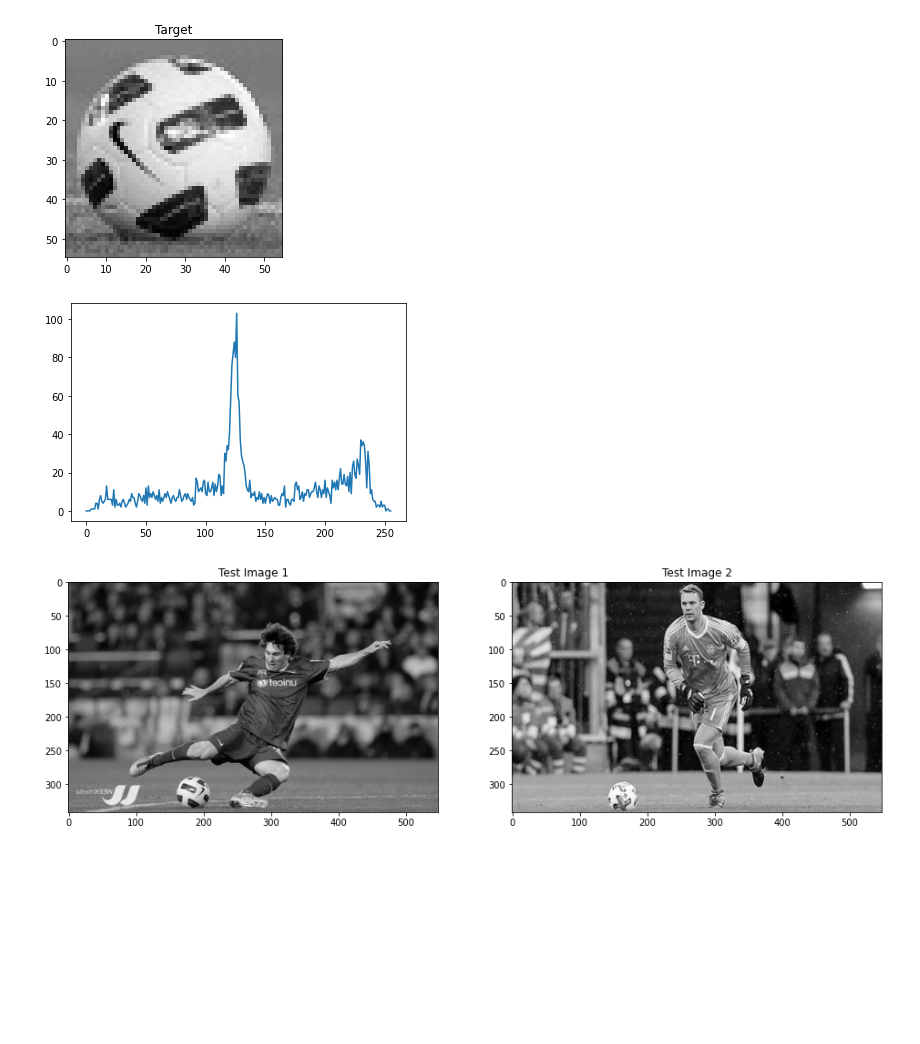
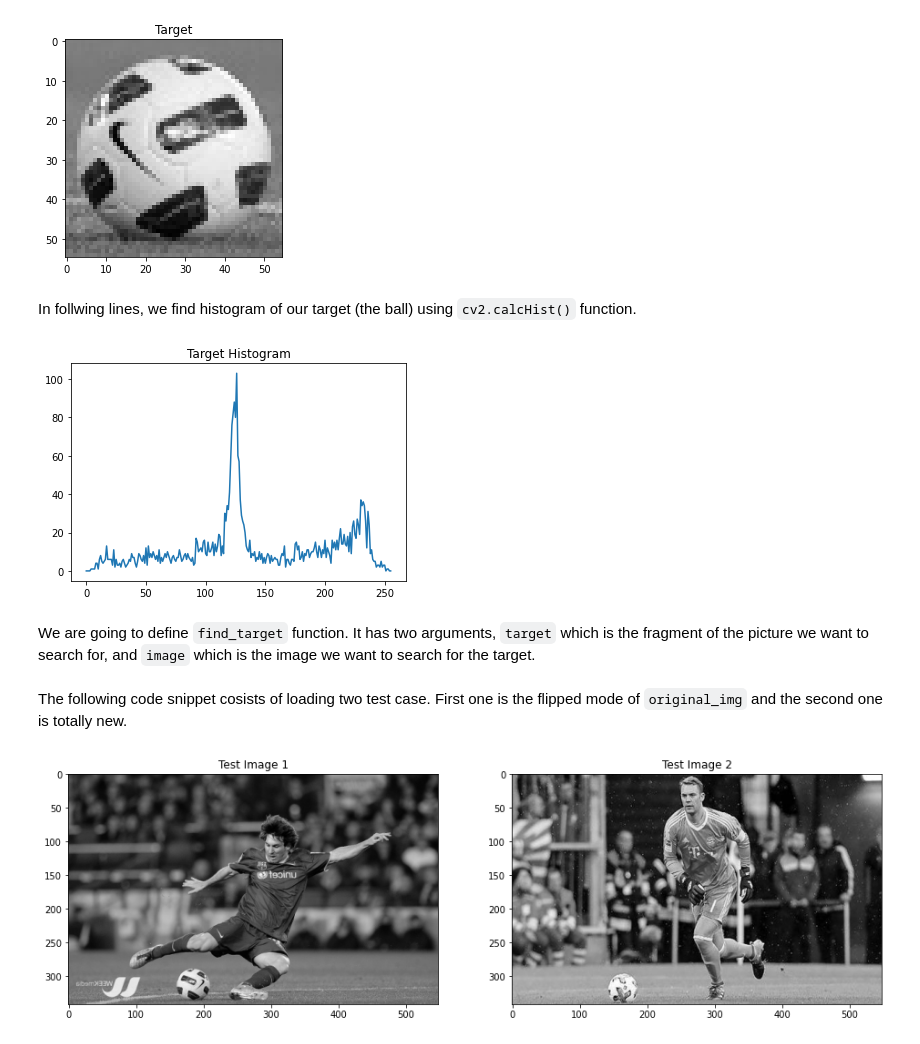
Before and after one commit to erfansobhaei/imgprcsings, a Jupyter notebook: part1/problem2/ImageSearching.ipynb, the cells around one changed output. Cells and saved outputs as stored; diff of their text form; code cells hidden in the pictures; blank space fills up the shorter version.

```diff
--- a/part1/problem2/ImageSearching.ipynb
+++ b/part1/problem2/ImageSearching.ipynb
@@ -43,13 +47,18 @@ plt.title("Target")
 plt.show()
 # %% [output]
 [figure]
+# %% [markdown]
+In follwing lines, we find histogram of our target (the ball) using `cv2.calcHist()` function.
 # %%
 # Calculating target histogram in grayscale mode, no mask, and 256 gray levels and bins
 target_histogram = cv2.calcHist([target], [0], None, [256], [0, 256])
 
 # Showing histogram plot
 plt.plot(target_histogram)
+plt.title("Target Histogram")
 plt.show()
 # %% [output]
-[figure, old version]
+[figure, new version]
+# %% [markdown]
+We are going to define `find_target` function. It has two arguments, `target` which is the fragment of the picture we want to search for, and `image` which is the image we want to search for the target.
 # %%
@@ -79,6 +88,8 @@ def find_target(target, original_img):
                 result = fragment
                 current_min = diff
     return result
+# %% [markdown]
+The following code snippet cosists of loading two test case. First one is the flipped mode of `original_img` and the second one is totally new.
 # %%
 # Generating two images for test function
 test_img_1 = cv2.flip(original_img, 1)
```
Also changed, not shown: parts of 6 cells of this notebook.
